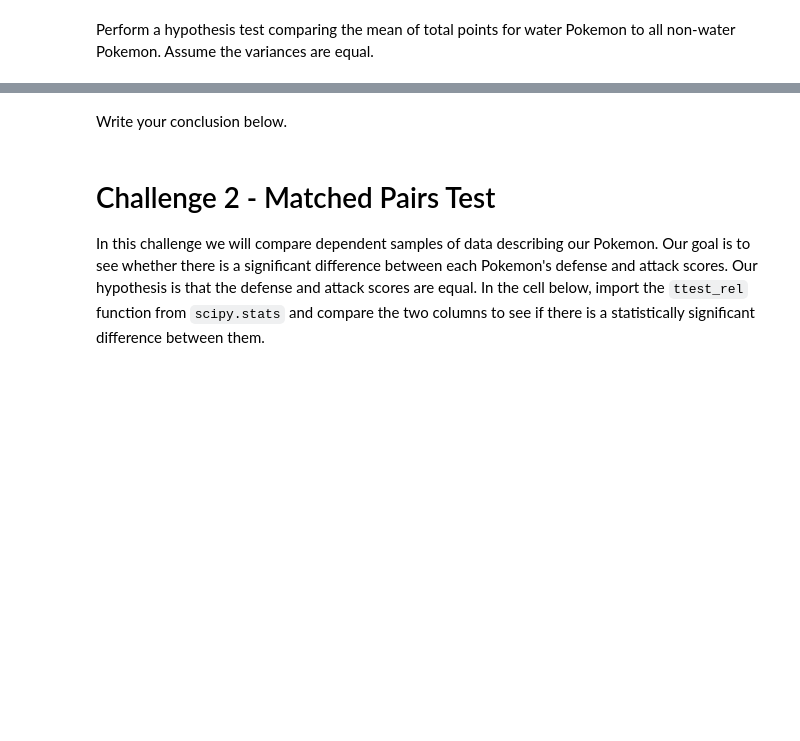
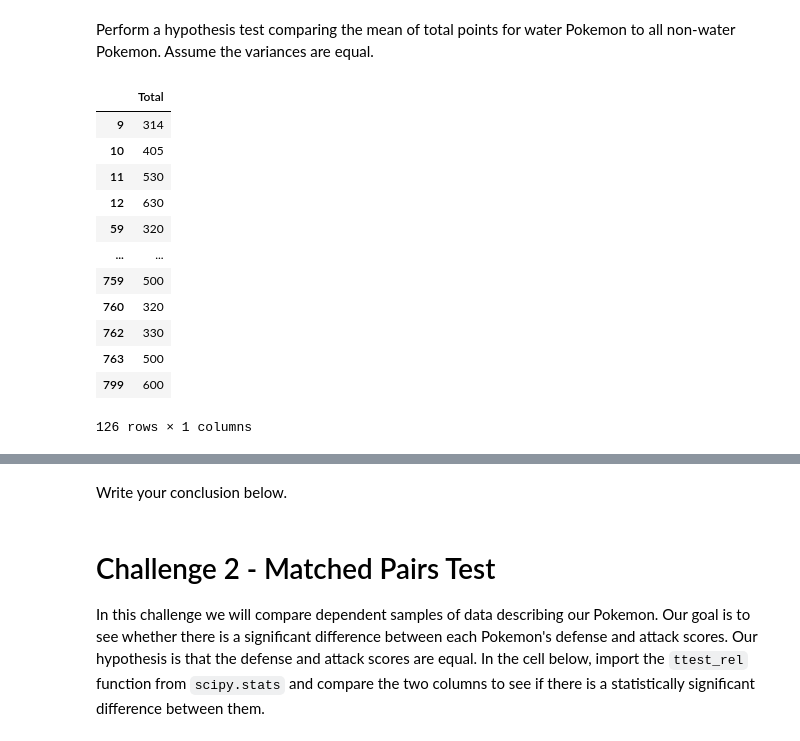
Before and after one commit to Ironhack-Data-Madrid-Octubre-2023/6.3-lab_two_sample_hypothesis_test, a Jupyter notebook: your-code/main.ipynb, the cells around one changed output, grey strips where cells are left out. Drawn from its saved outputs; the diff is of its cells as text; code cells hidden in the pictures; blank space fills up the shorter version.

```diff
--- a/your-code/main.ipynb
+++ b/your-code/main.ipynb
@@ -252,0 +289,18 @@ Perform a hypothesis test comparing the mean of total points for water Pokemon t
+# %%
+poke_water = pokemon[(pokemon['Type 1'] == 'Water') | (pokemon['Type 2'] == 'Water')]
+poke_water_df = poke_water['Total'].to_frame()
+poke_water_df
+# %% [output]
+|  | Total |
+| 9 | 314 |
+| 10 | 405 |
+| 11 | 530 |
+| 12 | 630 |
+| 59 | 320 |
+| ... | ... |
+| 759 | 500 |
+| 760 | 320 |
+| 762 | 330 |
+| 763 | 500 |
+| 799 | 600 |
+126 rows × 1 columns
```
Also changed, not shown: parts of 34 cells of this notebook.
